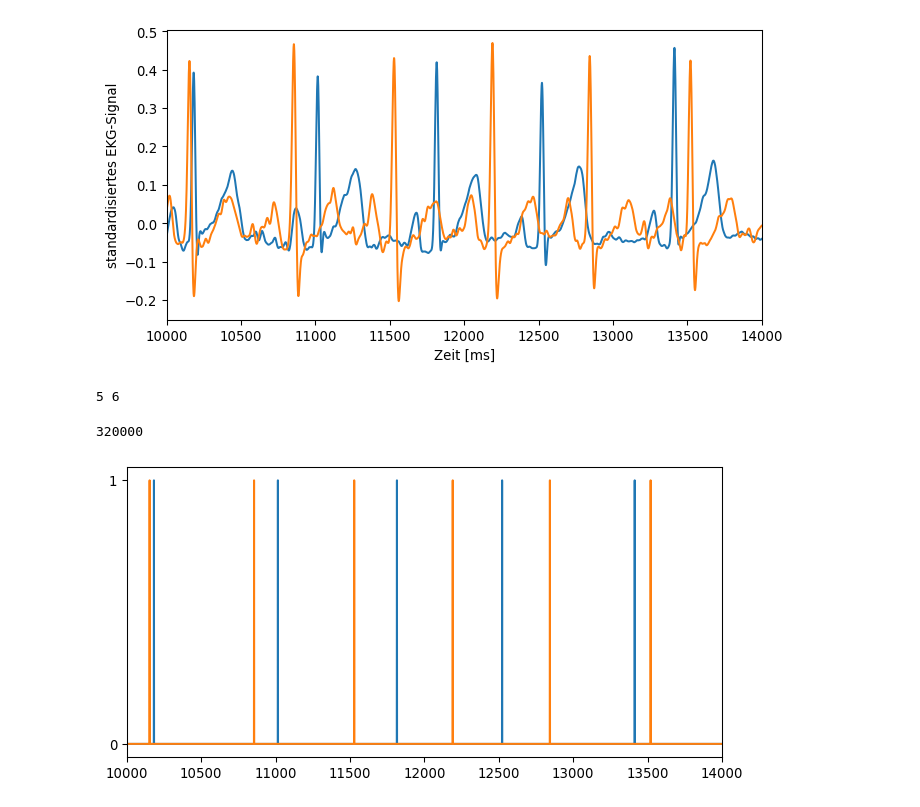
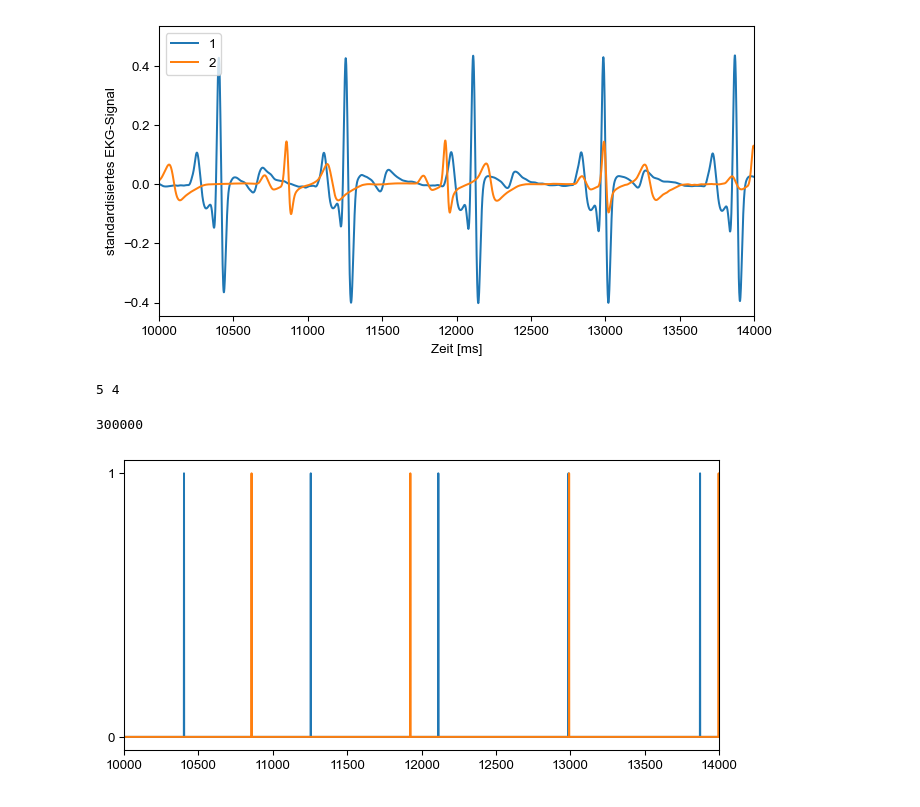
Before and after one commit to visserle/two-hearts, a Jupyter notebook: plots.ipynb, the cells around one changed output. Drawn from its saved outputs; the diff is of its cells as text; code cells hidden in the pictures.

```diff
--- a/plots.ipynb
+++ b/plots.ipynb
@@ -9,6 +8,0 @@ from lists import list_str, datafiles, datafiles_1k, datafiles_raw, datafiles_go
-# %%
-# Load ECG-data as list
-data_raw = [None]*len(list_str)
-for i in range(len(list_str)):
-    data_raw[i] = np.load(datafiles_raw[i])
-    #data_raw[i] = np.load(datafiles_raw_google[i])
@@ -43,0 +28,9 @@ ecg_16
+# %%
+# Load ECG-data as list and downsaples to 1000 Hz
+ecg_raw_2000hz = np.load(f"data/ecg_raw/ecg_raw_{condition[1]}.npy")
+ecg_raw = []
+
+for i in range(num_participants):
+    ecg_raw.append(ecg_raw_2000hz[i][::2]) # change sampling rate to 1000 Hz
+
+plt.plot(ecg_raw[1])
@@ -43,0 +40,12 @@ ecg_16
+# %%
+# Analyze raw ECG data
+
+sampling_rate=1000
+ecg_process = []
+ecg = []
+for i in range(num_participants):
+        ecg_process_temp, info_temp = nk.ecg_process(ecg_raw[i], sampling_rate=sampling_rate)
+        ecg_process.append(ecg_process_temp)
+        ecg.append(ecg_process[i]["ECG_Clean"])
+
+ecg_process[3]
@@ -44,36 +66,36 @@ ecg_16
 # %%
 xlim1 = 10*sampling_rate
 xlim2 = 14*sampling_rate
 
 # Plot cleaned ECG data for a dyad
 fig = plt.figure(figsize=(8,4), dpi=96)
 plt.xlim(xlim1, xlim2)
 plt.margins(x=0)
 plt.xlabel('Zeit [ms]')
 plt.ylabel('standardisiertes EKG-Signal')
-plt.plot(data_0[:xlim2])
-plt.plot(data_16[:xlim2])
+plt.plot(ecg[0][:xlim2],"-", label="1")
+plt.plot(ecg[1][:xlim2],"-", label="2")
+plt.legend(loc="upper left")
 
 plt.savefig("plots\ecg_data.png", dpi=96)
 # %% [output]
-[figure, old version]
+[figure, new version]
 # %%
 # Create IBIs
-ibi_bin_0 = ecg_0["ECG_R_Peaks"] # bin for binary
-ibi_bin_16 = ecg_16["ECG_R_Peaks"]
-# ibi_bin_0 = ibi_bin_0[:50000]
-# ibi_bin_16 = ibi_bin_16[:50000]
+rpeaks = []
+for i in range(num_participants):
+    rpeaks.append(ecg_process[i]["ECG_R_Peaks"]) # binary data
 
 fig = plt.figure(figsize=(8,4), dpi=96)
 plt.xlim(xlim1, xlim2)
 plt.yticks(range(2))
-plt.plot(ibi_bin_0[:xlim2])
-plt.plot(ibi_bin_16[:xlim2])
+plt.plot(rpeaks[0][:xlim2])
+plt.plot(rpeaks[1][:xlim2])
 
-print(sum(ibi_bin_0[xlim1:xlim2]),sum(ibi_bin_16[xlim1:xlim2]))
+print(sum(rpeaks[0][xlim1:xlim2]),sum(rpeaks[1][xlim1:xlim2]))
 
-len(ibi_bin_0)
+len(rpeaks[0])
 # %% [output]
-5 6
+5 4
-320000
+300000
-[figure, old version]
+[figure, new version]
```
Also changed, not shown: parts of 27 cells of this notebook.
